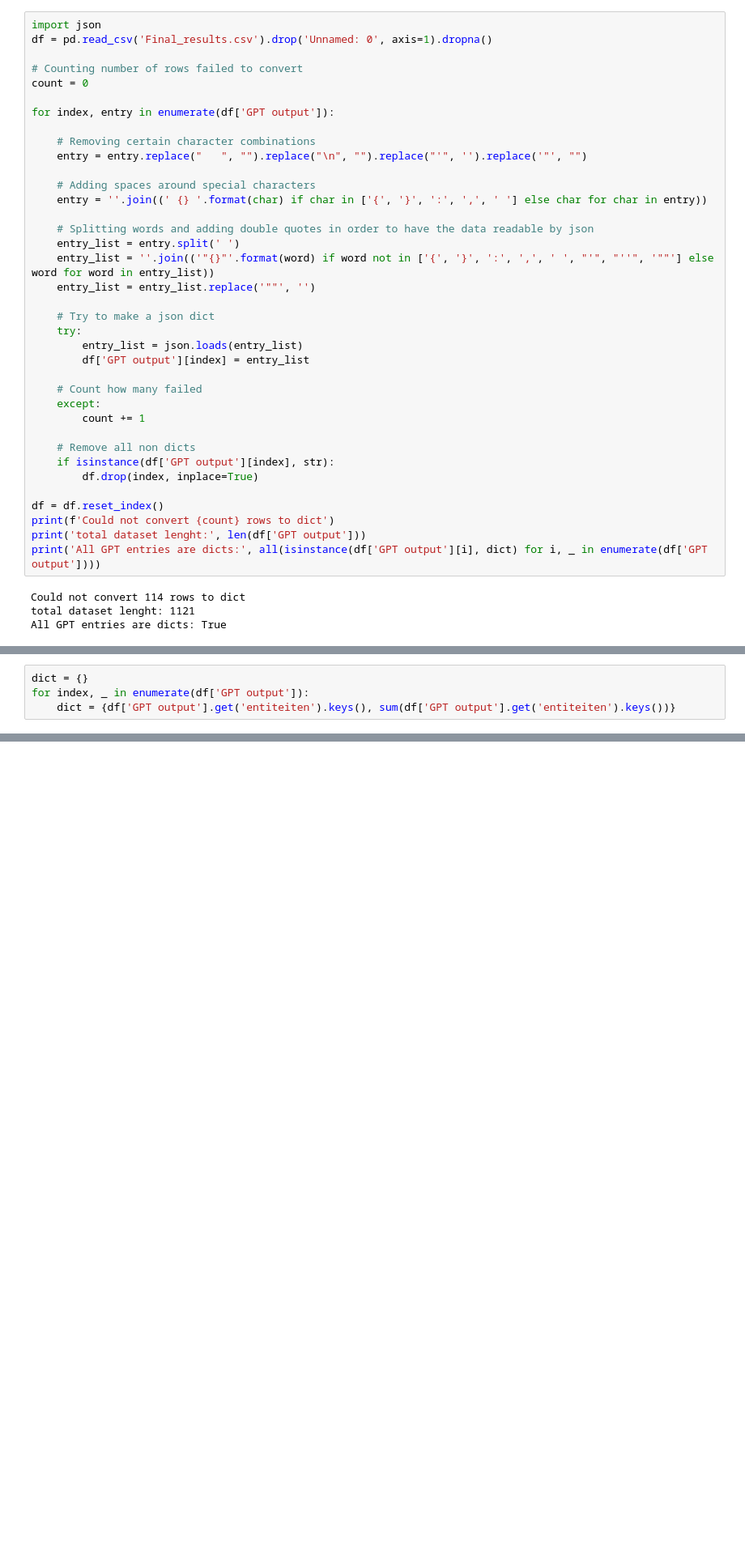
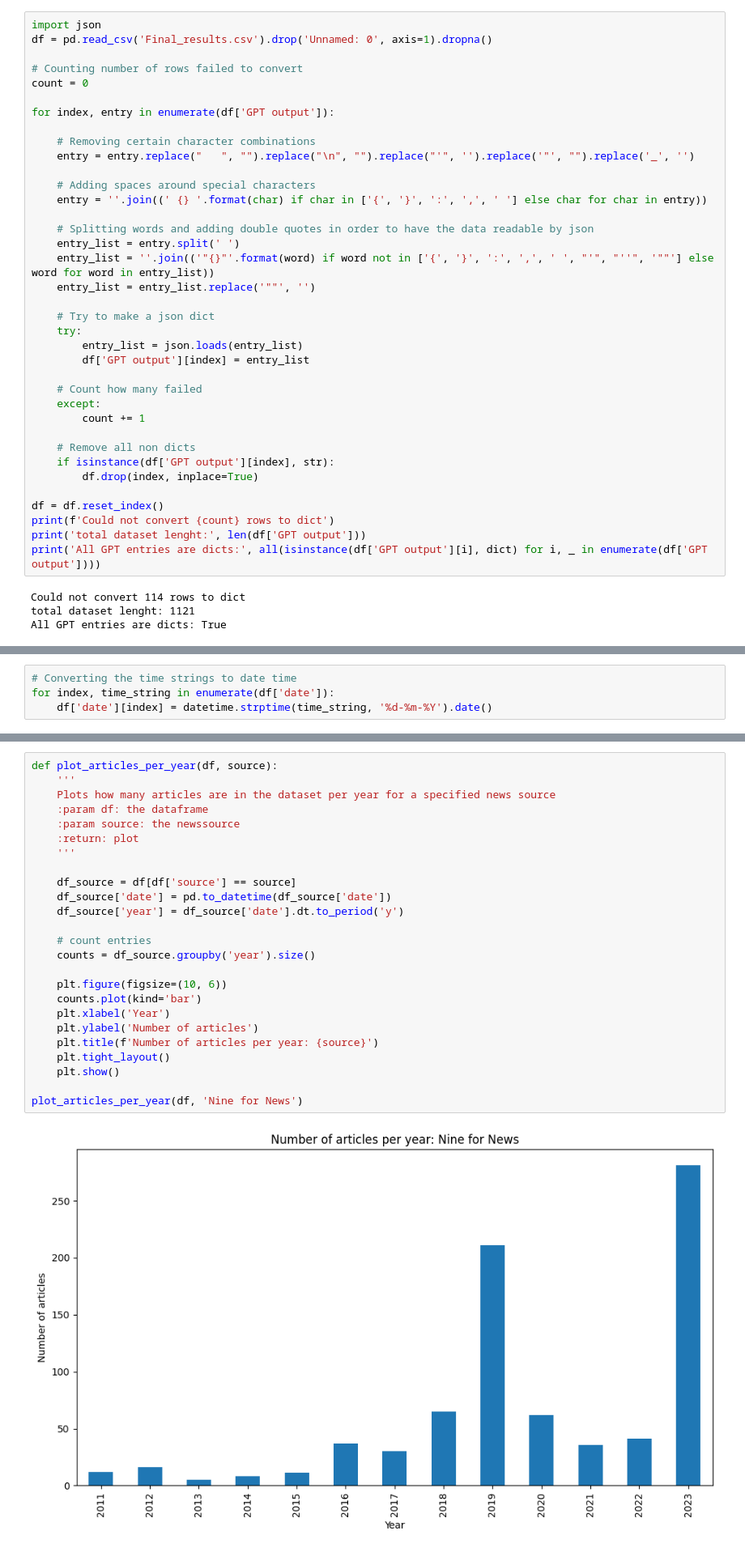
Before and after one commit to CeesMaessen/WappieCrawler, a Jupyter notebook: df_inspection.ipynb, the cells around one changed output, grey strips where cells are left out. Shown at 81% size. Saved outputs shown, nothing was run; the diff lists cells and outputs as text; blank space fills up the shorter version.

Commit message:
Starting plots and analysis

```diff
--- a/df_inspection.ipynb
+++ b/df_inspection.ipynb
@@ -293,7 +297,7 @@ count = 0
 for index, entry in enumerate(df['GPT output']):
 
     # Removing certain character combinations
-    entry = entry.replace("   ", "").replace("\n", "").replace("'", '').replace('"', "")
+    entry = entry.replace("   ", "").replace("\n", "").replace("'", '').replace('"', "").replace('_', '')
 
     # Adding spaces around special characters
     entry = ''.join((' {} '.format(char) if char in ['{', '}', ':', ',', ' '] else char for char in entry))
@@ -390,4 +330,0 @@ len(df['GPT output'][0].get('entiteiten').keys())
-# %%
-dict = {}
-for index, _ in enumerate(df['GPT output']):
-    dict = {df['GPT output'].get('entiteiten').keys(), sum(df['GPT output'].get('entiteiten').keys())}
@@ -395,0 +331,4 @@ TypeError: 'numpy.ndarray' object is not callable
+# %%
+# Converting the time strings to date time
+for index, time_string in enumerate(df['date']):
+    df['date'][index] = datetime.strptime(time_string, '%d-%m-%Y').date()
@@ -395,0 +363,27 @@ TypeError: 'numpy.ndarray' object is not callable
+# %%
+def plot_articles_per_year(df, source):
+    '''
+    Plots how many articles are in the dataset per year for a specified news source
+    :param df: the dataframe
+    :param source: the newssource
+    :return: plot
+    '''
+
+    df_source = df[df['source'] == source]
+    df_source['date'] = pd.to_datetime(df_source['date'])
+    df_source['year'] = df_source['date'].dt.to_period('y')
+
+    # count entries
+    counts = df_source.groupby('year').size()
+
+    plt.figure(figsize=(10, 6))
+    counts.plot(kind='bar')
+    plt.xlabel('Year')
+    plt.ylabel('Number of articles')
+    plt.title(f'Number of articles per year: {source}')
+    plt.tight_layout()
+    plt.show()
+
+plot_articles_per_year(df, 'Nine for News')
+# %% [output]
+[figure, added]
```
Also changed, not shown: parts of 12 cells of this notebook.
